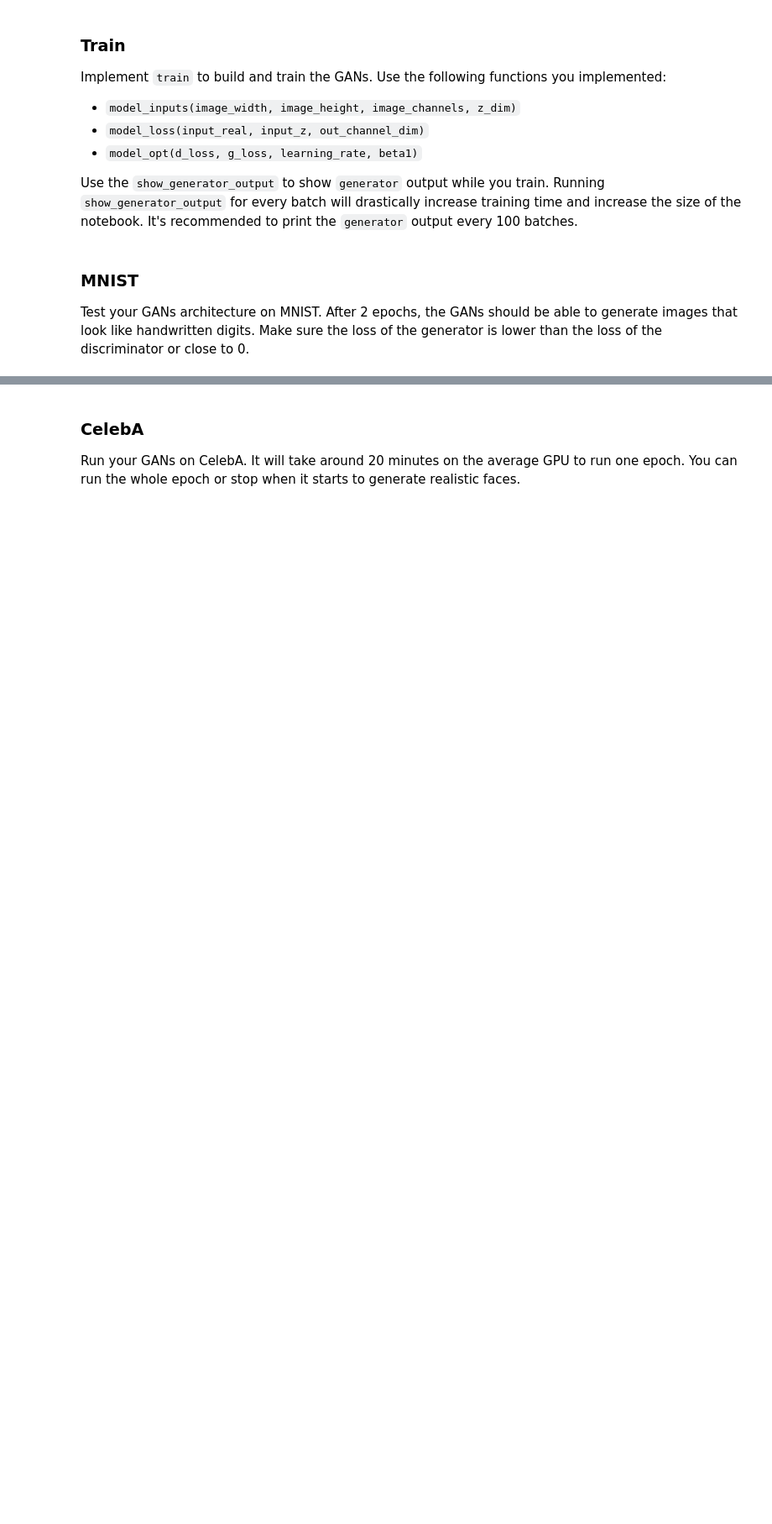
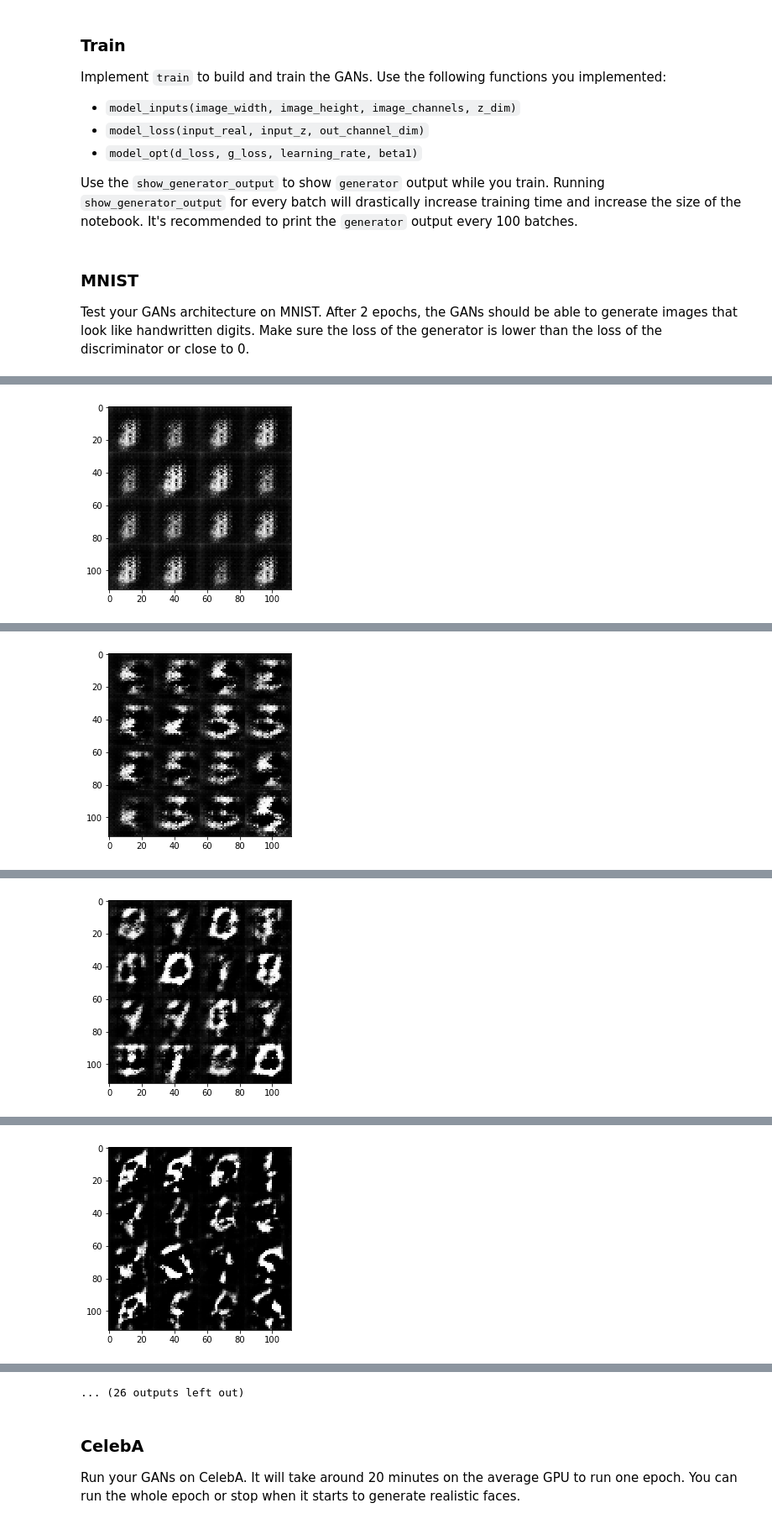
Before and after one commit to georgejdli/deep-learning, a Jupyter notebook: face_generation/dlnd_face_generation.ipynb, the cells around one changed output, grey strips where cells are left out. Shown at 84% size. Saved outputs shown, nothing was run; the diff lists cells and outputs as text; code cells hidden in the pictures; blank space fills up the shorter version.

```diff
--- a/face_generation/dlnd_face_generation.ipynb
+++ b/face_generation/dlnd_face_generation.ipynb
@@ -390,23 +391,24 @@ def train(epoch_count, batch_size, z_dim, learning_rate, beta1, get_batches, dat
                     train_loss_g = g_loss.eval({inputs_z: batch_z})
 
                     print("Epoch {}/{}...".format(epoch_i + 1, epochs),
+                          "Batch {}/{}...".format(batches, batch_size),
                           "Discriminator Loss: {:.4f}...".format(train_loss_d),
                           "Generator Loss: {:.4f}".format(train_loss_g))
 
 
                 if batches % show_every == 0:
-                    show_generator_output(sess, 20, input_z, image_channels ,data_image_mode)
+                    show_generator_output(sess, 20, inputs_z, image_channels ,data_image_mode)
 
         print("Training done")
-        show_generator_output(sess, 20, input_z, image_channels, data_image_mode)
+        show_generator_output(sess, 20, inputs_z, image_channels, data_image_mode)
 # %% [markdown]
 ### MNIST
 Test your GANs architecture on MNIST.  After 2 epochs, the GANs should be able to generate images that look like handwritten digits.  Make sure the loss of the generator is lower than the loss of the discriminator or close to 0.
 # %%
-batch_size = 256
+batch_size = 64
 z_dim = 100
-learning_rate = 0.0002
-beta1 = 0.5
+learning_rate = 0.0005
+beta1 = 0.3
 
 
 """
@@ -424,0 +434 @@ Epoch 1/2... Discriminator Loss: 0.0114... Generator Loss: 8.0120
+[figure, added]
@@ -425,0 +445 @@ KeyboardInterrupt:
+[figure, added]
@@ -425,0 +456 @@ KeyboardInterrupt:
+[figure, added]
@@ -425,0 +467 @@ KeyboardInterrupt:
+[figure, added]
@@ -426,3 +490,4 @@ KeyboardInterrupt:
+... (26 outputs left out)
 # %% [markdown]
 ### CelebA
 Run your GANs on CelebA.  It will take around 20 minutes on the average GPU to run one epoch.  You can run the whole epoch or stop when it starts to generate realistic faces.
```
Also changed, not shown: parts of 4 cells of this notebook.
